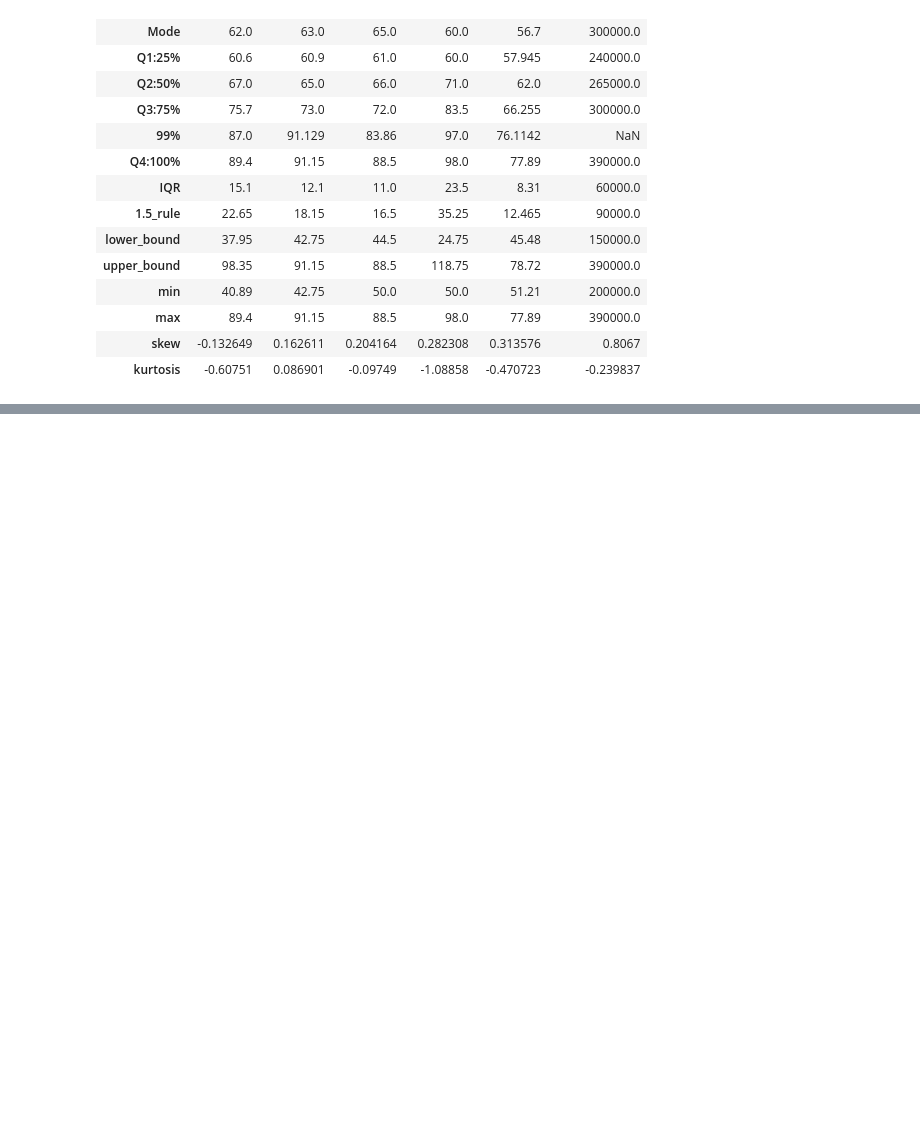
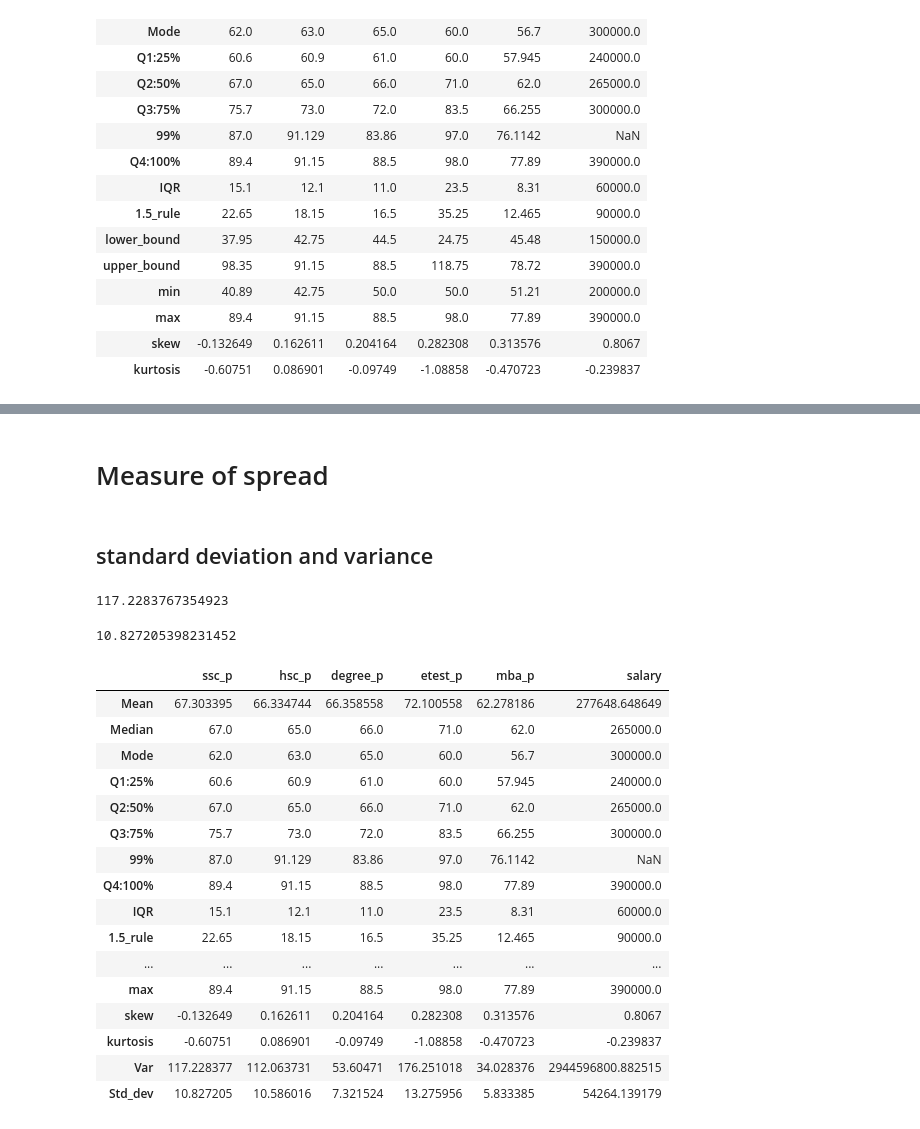
Before and after one commit to krthiksha/DataScience_UnivariateAnalysis, a Jupyter notebook: 2. Univariate.ipynb, the cells around one changed output, grey strips where cells are left out. Cells and saved outputs as stored; diff of their text form; code cells hidden in the pictures; blank space fills up the shorter version.

Commit message:
standard deviation and variance hands on

```diff
--- a/2. Central_tendency.ipynb
+++ b/2. Univariate.ipynb
@@ -708,0 +709,58 @@ uni_con(dataset,quan)
+# %% [markdown]
+# Measure of spread
+# %% [markdown]
+## standard deviation and variance
+# %%
+# variance
+dataset["ssc_p"].var()
+# %% [output]
+117.2283767354923
+# %%
+# standard deviation
+dataset["ssc_p"].std()
+# %% [output]
+10.827205398231452
+# %%
+def univariate_continuous(dataset, quan):
+        descriptive_analysis = pd.DataFrame(index=["Mean","Median","Mode", "Q1:25%","Q2:50%","Q3:75%","99%","Q4:100%","IQR", "1.5_rule",
+                                                   "lower_bound", "upper_bound","min","max","skew","kurtosis","Var", "Std_dev"],columns=quan)
+        for columnName in quan:
+            descriptive_analysis.loc["Mean",columnName]=dataset[columnName].mean()
+            descriptive_analysis.loc["Median",columnName]=dataset[columnName].median()
+            descriptive_analysis.loc["Mode",columnName]=dataset[columnName].mode()[0]
+            descriptive_analysis.loc["Q1:25%",columnName]= dataset.describe()[columnName]["25%"]   # this code handles missing values by default
+            descriptive_analysis.loc["Q2:50%",columnName]= dataset.describe()[columnName]["50%"]
+            descriptive_analysis.loc["Q3:75%",columnName]= dataset.describe()[columnName]["75%"]
+            descriptive_analysis.loc["99%",columnName]= np.percentile(dataset[columnName],99)
+            descriptive_analysis.loc["Q4:100%",columnName]= dataset.describe()[columnName]["max"]
+            descriptive_analysis.loc["IQR",columnName]= descriptive_analysis.loc["Q3:75%"][columnName] - descriptive_analysis.loc["Q1:25%"][columnName]
+            descriptive_analysis.loc["1.5_rule",columnName]= 1.5 * descriptive_analysis.loc["IQR",columnName]
+            descriptive_analysis.loc["lower_bound",columnName]= descriptive_analysis.loc["Q1:25%"][columnName] - descriptive_analysis.loc["1.5_rule",columnName]
+            descriptive_analysis.loc["upper_bound",columnName] = descriptive_analysis.loc["Q3:75%"][columnName] + descriptive_analysis.loc["1.5_rule",columnName]
+            descriptive_analysis.loc["min",columnName] = dataset[columnName].min()
+            descriptive_analysis.loc["max",columnName] = dataset[columnName].max()
+            descriptive_analysis.loc["skew",columnName] = dataset[columnName].skew()
+            descriptive_analysis.loc["kurtosis",columnName] = dataset[columnName].kurtosis()
+            descriptive_analysis.loc["Var",columnName] = dataset[columnName].var()
+            descriptive_analysis.loc["Std_dev",columnName] = dataset[columnName].std()
+        return descriptive_analysis
+
+univariate_continuous(dataset, quan)
+# %% [output]
+|  | ssc_p | hsc_p | degree_p | etest_p | mba_p | salary |
+| Mean | 67.303395 | 66.334744 | 66.358558 | 72.100558 | 62.278186 | 277648.648649 |
+| Median | 67.0 | 65.0 | 66.0 | 71.0 | 62.0 | 265000.0 |
+| Mode | 62.0 | 63.0 | 65.0 | 60.0 | 56.7 | 300000.0 |
+| Q1:25% | 60.6 | 60.9 | 61.0 | 60.0 | 57.945 | 240000.0 |
+| Q2:50% | 67.0 | 65.0 | 66.0 | 71.0 | 62.0 | 265000.0 |
+| Q3:75% | 75.7 | 73.0 | 72.0 | 83.5 | 66.255 | 300000.0 |
+| 99% | 87.0 | 91.129 | 83.86 | 97.0 | 76.1142 | NaN |
+| Q4:100% | 89.4 | 91.15 | 88.5 | 98.0 | 77.89 | 390000.0 |
+| IQR | 15.1 | 12.1 | 11.0 | 23.5 | 8.31 | 60000.0 |
+| 1.5_rule | 22.65 | 18.15 | 16.5 | 35.25 | 12.465 | 90000.0 |
+| ... | ... | ... | ... | ... | ... | ... |
+| max | 89.4 | 91.15 | 88.5 | 98.0 | 77.89 | 390000.0 |
+| skew | -0.132649 | 0.162611 | 0.204164 | 0.282308 | 0.313576 | 0.8067 |
+| kurtosis | -0.60751 | 0.086901 | -0.09749 | -1.08858 | -0.470723 | -0.239837 |
+| Var | 117.228377 | 112.063731 | 53.60471 | 176.251018 | 34.028376 | 2944596800.882515 |
+| Std_dev | 10.827205 | 10.586016 | 7.321524 | 13.275956 | 5.833385 | 54264.139179 |
```
Also changed, not shown: parts of 2 cells of this notebook, 5 other files.
